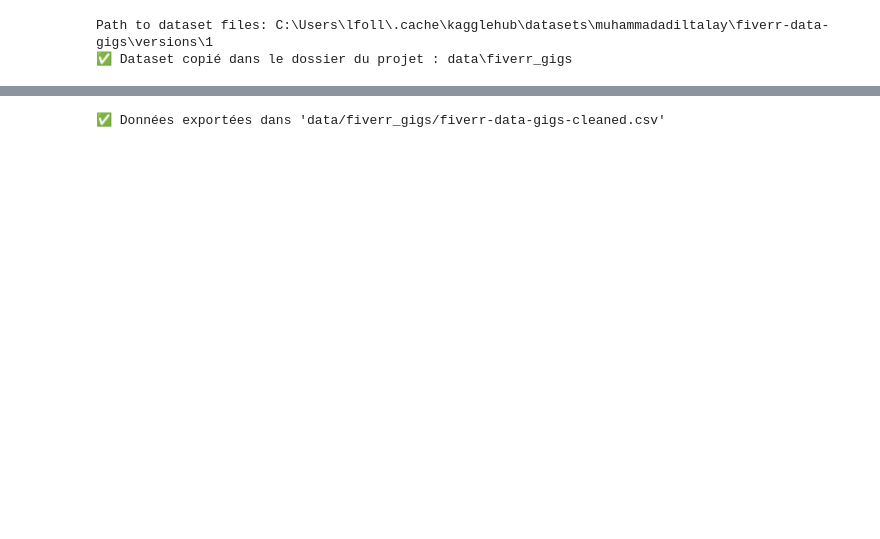
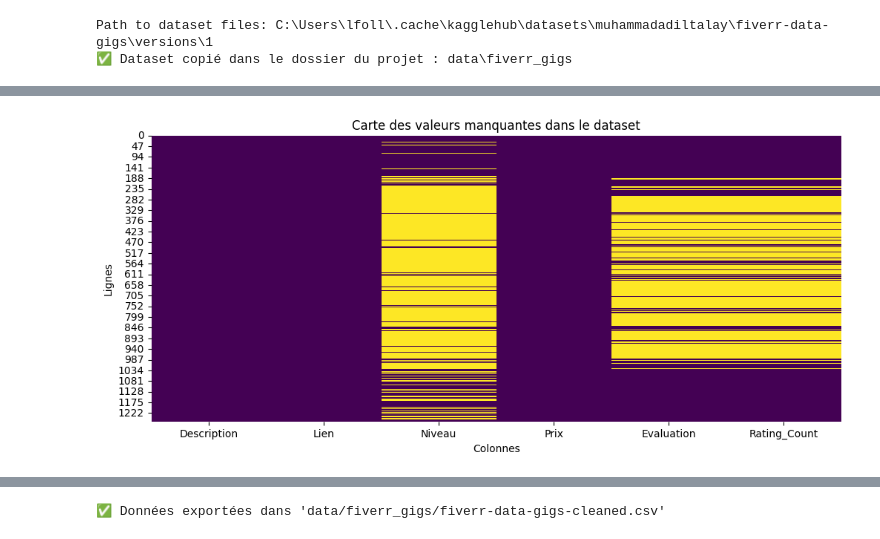
Before and after one commit to lululafrite/ia.follaco.fr, a Jupyter notebook: 01_pre-processing.ipynb, the cells around one changed output, grey strips where cells are left out. Cells and saved outputs as stored; diff of their text form; code cells hidden in the pictures; blank space fills up the shorter version.

Commit message:
Finalisation du notebook pre-processing 2025-06-23_19:50:30

```diff
--- a/01_pre-processing.ipynb
+++ b/01_pre-processing.ipynb
@@ -110,0 +343,23 @@ df.head(2)
+# %%
+# Création de la colonne 'Evaluation' à partir de la colonne textuelle 'gigrating'
+# L'expression régulière ^([\d.]+) permet d’extraire la partie décimale en début de chaîne (score uniquement).
+# Exemple : "4.9 (3k+)" → "4.9"
+df['Evaluation'] = df['gigrating'].str.extract(r'^([\d.]+)').astype(float)
+
+# ➤ Définition d’une fonction pour extraire le nombre d’avis à partir du texte entre parenthèses
+def parse_review_count(s):
+    if pd.isna(s):
+        return np.nan  # Si la valeur est manquante (NaN), on conserve un NaN
+    match = re.search(r'\(([^)]+)\)', s)  # Recherche le texte entre parenthèses (ex : "3k+")
+    if not match:
+        return np.nan  # Si aucune correspondance n’est trouvée, renvoie NaN
+    val = match.group(1).lower().replace('+', '')  # Récupère la valeur, enlève '+' et met en minuscules
+    if 'k' in val:
+        # Si la valeur contient un 'k' (abréviation pour "mille"), on multiplie par 1000
+        # Exemple : "3k" devient 3000
+        return float(val.replace('k', '')) * 1000
+    return float(val)  # Sinon, on convertit directement en float (ex : "125")
+
+# ➤ Application de cette fonction à chaque ligne de la colonne 'gigrating'
+# Résultat : une nouvelle colonne 'Rating_Count' contenant le nombre total d’évaluations numériques
+df['Rating_Count'] = df['gigrating'].apply(parse_review_count)
@@ -169,7 +581,23 @@ Mettre en évidence, via une **carte thermique**, les cellules contenant des `Na
 # %%
+# ➤ Initialise une nouvelle figure matplotlib avec une taille personnalisée (largeur=12, hauteur=5)
 plt.figure(figsize=(12, 5))
+
+# ➤ Affiche une carte thermique (heatmap) des valeurs manquantes du DataFrame `df`
+# - df.isnull() génère une matrice booléenne : True si la cellule est NaN, False sinon
+# - cbar=False désactive la barre de couleur sur le côté droit (inutile ici)
+# - cmap='viridis' choisit la palette de couleurs (gradient du noir au vert en passant par le violet)
 sns.heatmap(df.isnull(), cbar=False, cmap='viridis')
-plt.title('🌡️ Carte des valeurs manquantes dans le dataset')
+
+# ➤ Ajoute un titre au graphique
+plt.title('Carte des valeurs manquantes dans le dataset')
+
+# ➤ Étiquette pour l’axe des x (colonnes du DataFrame)
 plt.xlabel("Colonnes")
+
+# ➤ Étiquette pour l’axe des y (chaque ligne représente un échantillon ou une ligne du DataFrame)
 plt.ylabel("Lignes")
+
+# ➤ Affiche le graphique final
 plt.show()
+# %% [output]
+[figure, added]
```
Also changed, not shown: parts of 57 cells of this notebook, 4 other files.
